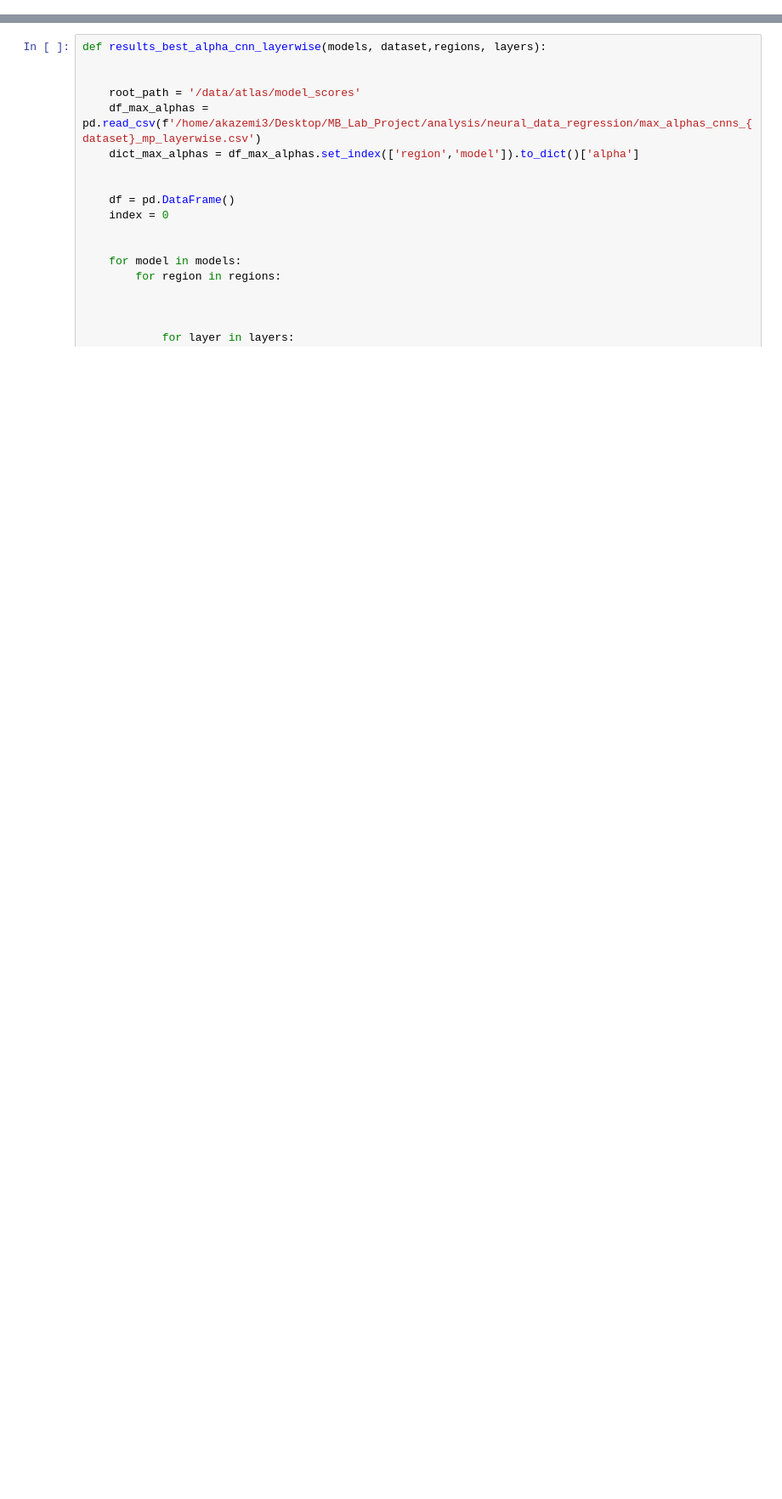
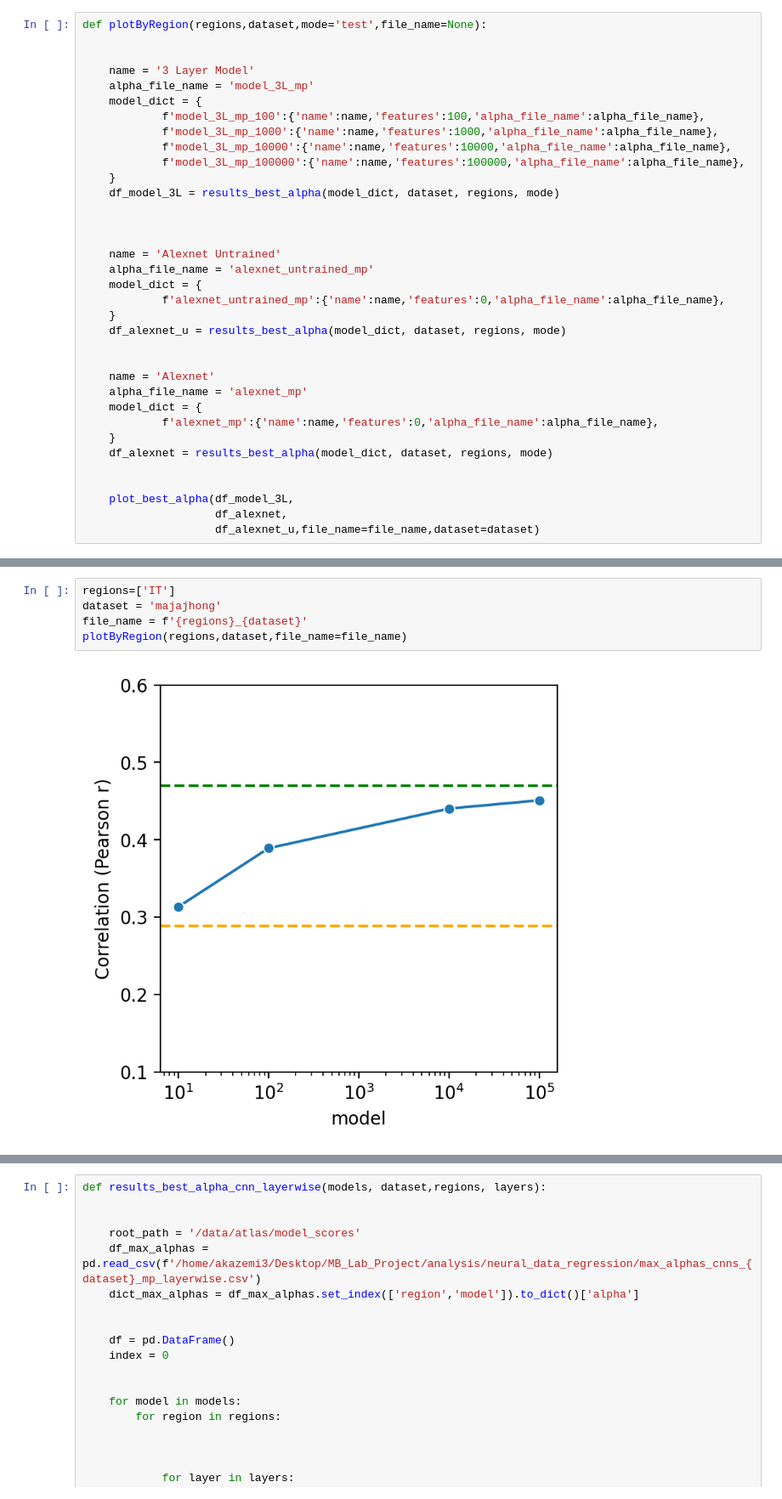
Before and after one commit to akazemian/untrained_models_of_visual_cortex, a Jupyter notebook: plots/plot_best_alpha.ipynb, the cells around one changed output, grey strips where cells are left out. Shown at 85% size. Cells and saved outputs as stored; diff of their text form; blank space fills up the shorter version.

```diff
--- a/plots/plot_best_alpha.ipynb
+++ b/plots/plot_best_alpha.ipynb
@@ -146 +96,36 @@ pd.read_csv(f'/home/akazemi3/Desktop/MB_Lab_Project/analysis/neural_data_regress
+# %%
+def plotByRegion(regions,dataset,mode='test',file_name=None):
+
+
+    name = '3 Layer Model'
+    alpha_file_name = 'model_3L_mp'
+    model_dict = {
+            f'model_3L_mp_100':{'name':name,'features':100,'alpha_file_name':alpha_file_name},
+            f'model_3L_mp_1000':{'name':name,'features':1000,'alpha_file_name':alpha_file_name},
+            f'model_3L_mp_10000':{'name':name,'features':10000,'alpha_file_name':alpha_file_name},
+            f'model_3L_mp_100000':{'name':name,'features':100000,'alpha_file_name':alpha_file_name},
+    }
+    df_model_3L = results_best_alpha(model_dict, dataset, regions, mode)
+
+
+
+    name = 'Alexnet Untrained'
+    alpha_file_name = 'alexnet_untrained_mp'
+    model_dict = {
+            f'alexnet_untrained_mp':{'name':name,'features':0,'alpha_file_name':alpha_file_name},
+    }
+    df_alexnet_u = results_best_alpha(model_dict, dataset, regions, mode)
+
+
+    name = 'Alexnet'
+    alpha_file_name = 'alexnet_mp'
+    model_dict = {
+            f'alexnet_mp':{'name':name,'features':0,'alpha_file_name':alpha_file_name},
+    }
+    df_alexnet = results_best_alpha(model_dict, dataset, regions, mode)
+
+
+    plot_best_alpha(df_model_3L,
+                    df_alexnet,
+                    df_alexnet_u,file_name=file_name,dataset=dataset)
 # %%
@@ -168,0 +138,7 @@ TypeError: results_best_alpha() missing 1 required positional argument: 'regions
+# %%
+regions=['IT']
+dataset = 'majajhong'
+file_name = f'{regions}_{dataset}'
+plotByRegion(regions,dataset,file_name=file_name)
+# %% [output]
+[figure, added]
```
Also changed, not shown: parts of 7 cells of this notebook, 37 other files.
